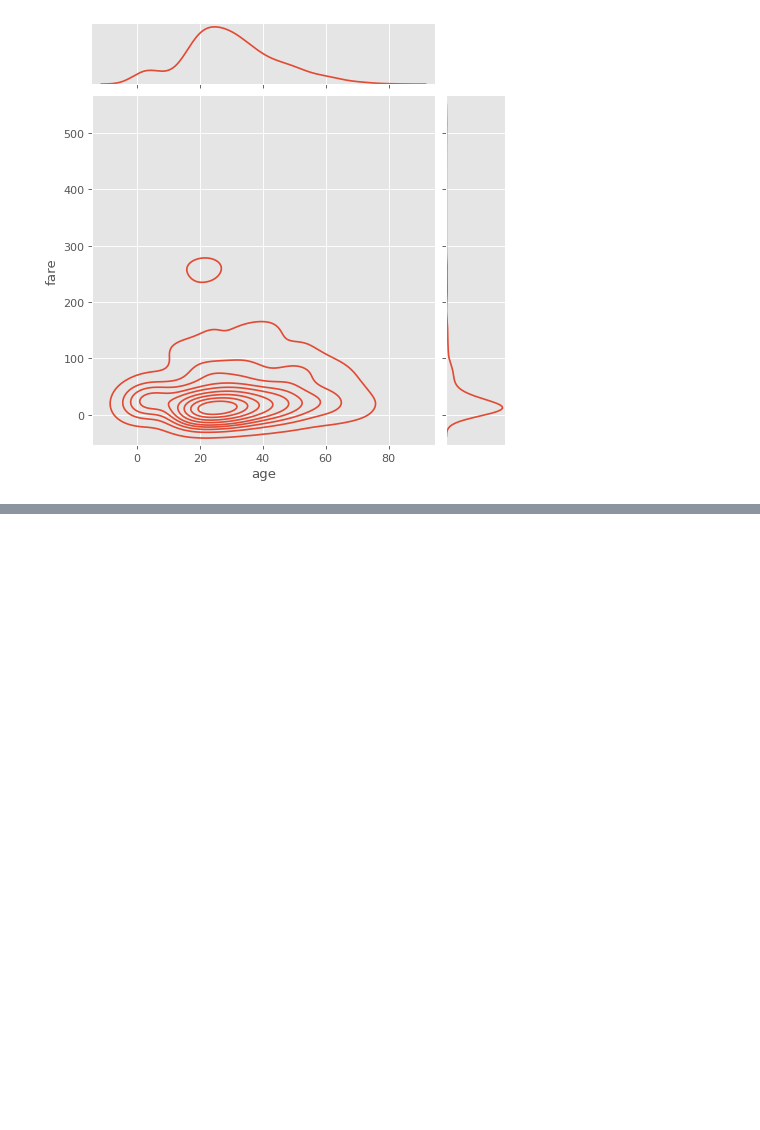
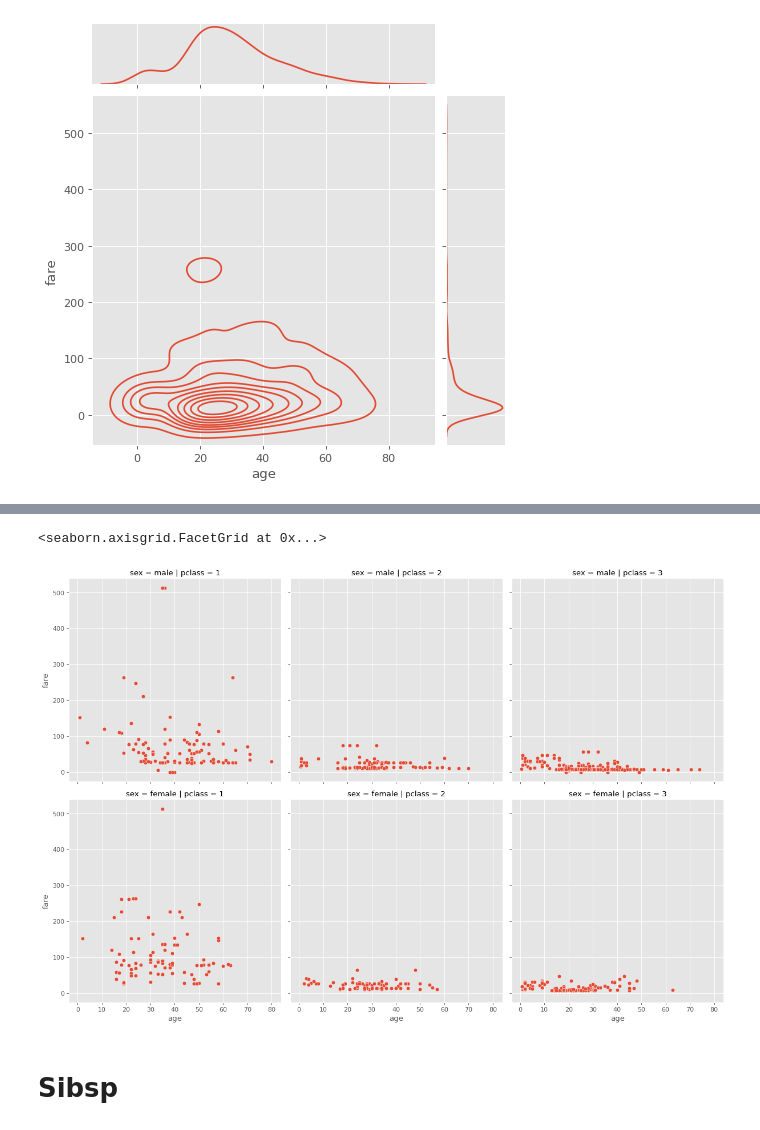
Before and after one commit to mainaliashish/data-science, a Jupyter notebook: EDA/titanic-dataset/eda-titanic.ipynb, the cells around one changed output, grey strips where cells are left out. Saved outputs shown, nothing was run; the diff lists cells and outputs as text; code cells hidden in the pictures; blank space fills up the shorter version.

```diff
--- a/EDA/titanic-dataset/eda-titanic.ipynb
+++ b/EDA/titanic-dataset/eda-titanic.ipynb
@@ -543,0 +544,7 @@ sns.relplot(x='age', y='fare', data=titanic, hue='sex')
+# %%
+sns.relplot(x='age', y='fare', data=titanic, row='sex', col='pclass')
+# %% [output]
+<seaborn.axisgrid.FacetGrid at 0x...>
+[figure, added]
+# %% [markdown]
+# Sibsp
```
Also changed, not shown: parts of 16 cells of this notebook.
